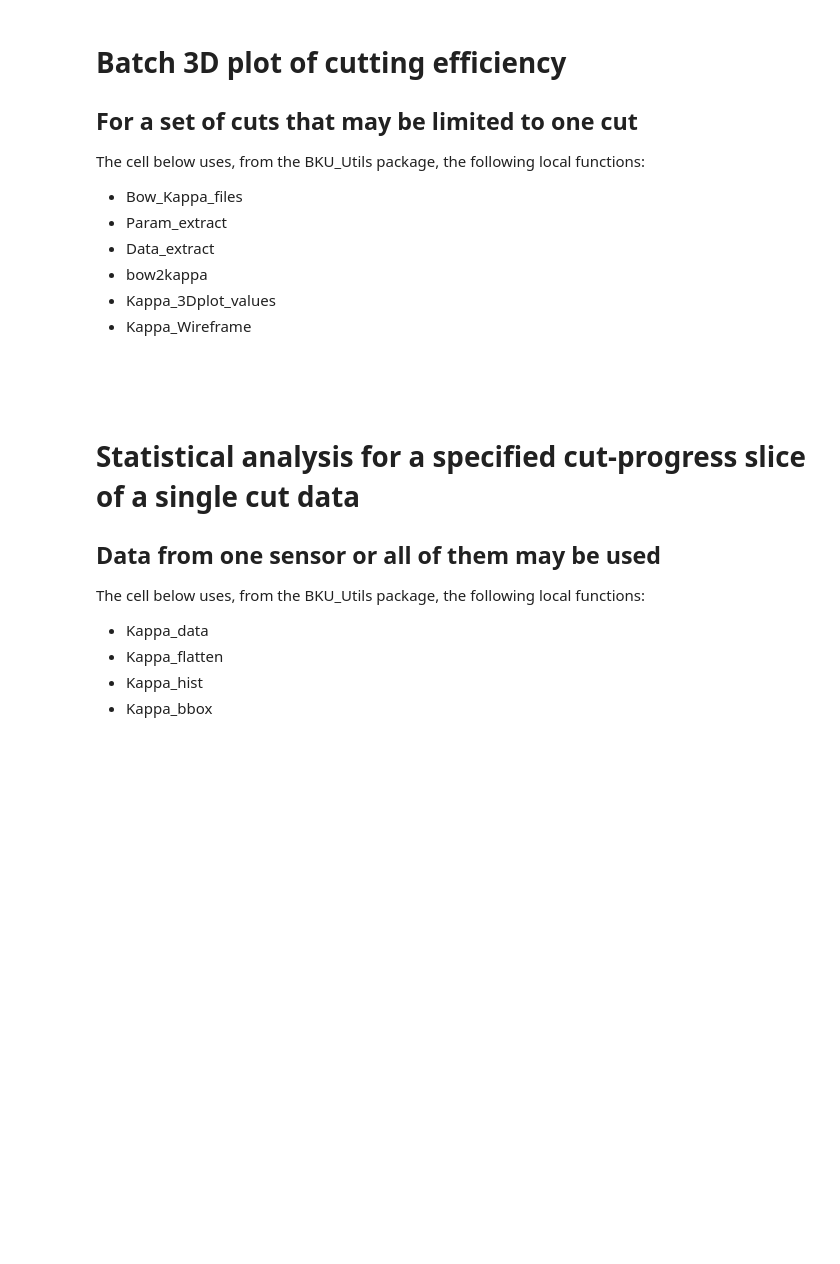
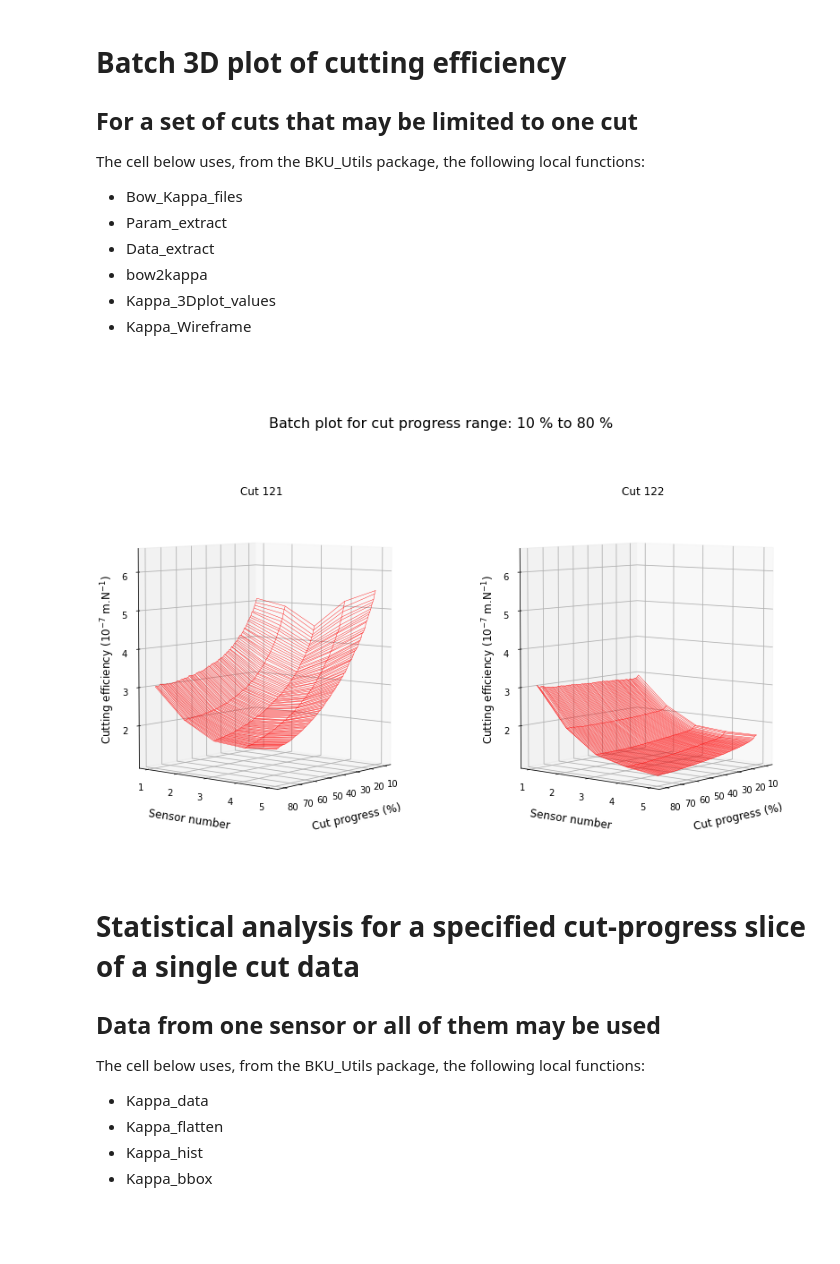
Before and after one commit to TickyWill/Bow2Kappa, a Jupyter notebook: Bow2Kappa_Batch.ipynb, the cells around one changed output. Drawn from its saved outputs; the diff is of its cells as text; code cells hidden in the pictures; blank space fills up the shorter version.

```diff
--- a/Bow2Kappa_Batch.ipynb
+++ b/Bow2Kappa_Batch.ipynb
@@ -211,7 +337,7 @@ bku.WIN = 'boxcar'  # Kind of moving window; default value = 'boxcar';
                     # in ['boxcar', 'triang', 'hamming', 'blackman', 'bartlett', 'parzen', 'bohman']
 
 # Data set identification
-cuts = ["126","121","125"]
+cuts = ["121","122"]
 
 # Set the plot range for the cutting progress in % of cut duration
 cut_min, cut_max = 10, 80
@@ -244,33 +370,35 @@ for cut_name in cuts:
 
 # Identify the number of common sensors to the set of cuts
 sensors_nbr = min(sensors_nbr_list)
 
 # Batch wireframe 3D plot of the cuts
 i_cut = 0 # initialization on the cut index
 i_ax = 0  # initialization on the ax index
 for cut_name in cuts:
 
     bow_file_cut, kappa_file_cut = str(bow_file_list[i_cut]), str(kappa_file_list[i_cut])
     dparam_cut = dparam_list[i_cut]
 
     try:
         dkappa_cut = bku.Data_extract(kappa_file_cut, sheet_kappa, sensors_nbr)
     except:
         dbow_cut = bku.Data_extract(bow_file_cut, sheet_data, sensors_nbr)
         _= bku.bow2kappa(dbow_cut, dparam_cut, kappa_file_cut)
         dkappa_cut = bku.Data_extract(kappa_file_cut, sheet_kappa, sensors_nbr)
 
     x,y,z,cut_progress_nb = bku.Kappa_3Dplot_values(dkappa_cut, cut_min, cut_max,\
                                                     eff_min, eff_max, sensors_nbr)
 
     # Plotting the wireframe 3D plot
     ax=fig.add_subplot(gs[0,i_ax], projection='3d') # Frame for 3D plot
     bku.Kappa_Wireframe(x, y, z, eff_min, eff_max, cut_name, sensors_nbr, cut_progress_nb, ax)
 
     i_ax=i_ax+1
     i_cut=i_cut+1
 
 plt.show()
+# %% [output]
+[figure, added]
 # %% [markdown]
 #  Statistical analysis for a specified cut-progress slice of a single cut data
 ## Data from one sensor or all of them may be used
```
Also changed, not shown: parts of 6 cells of this notebook, 1 other file.
